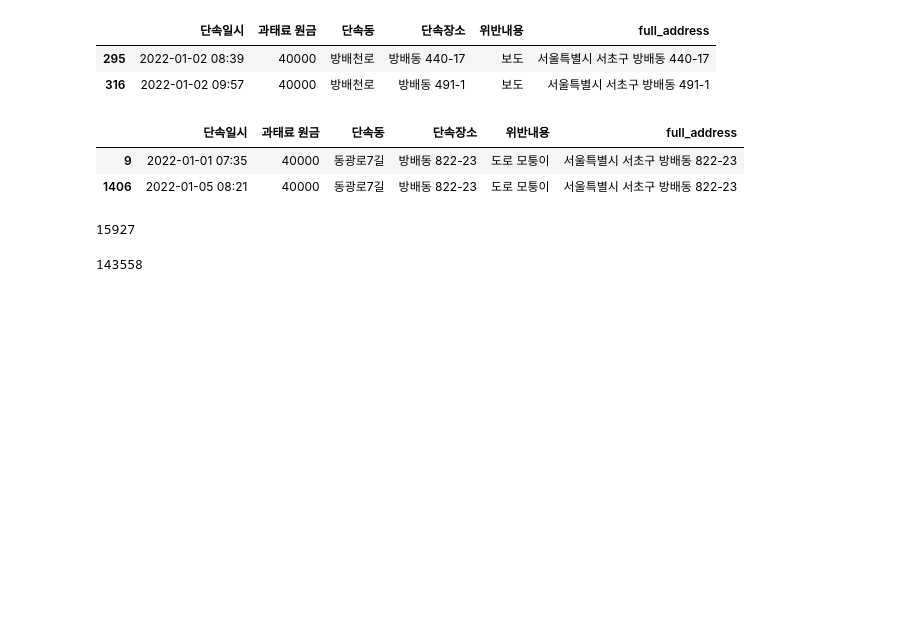
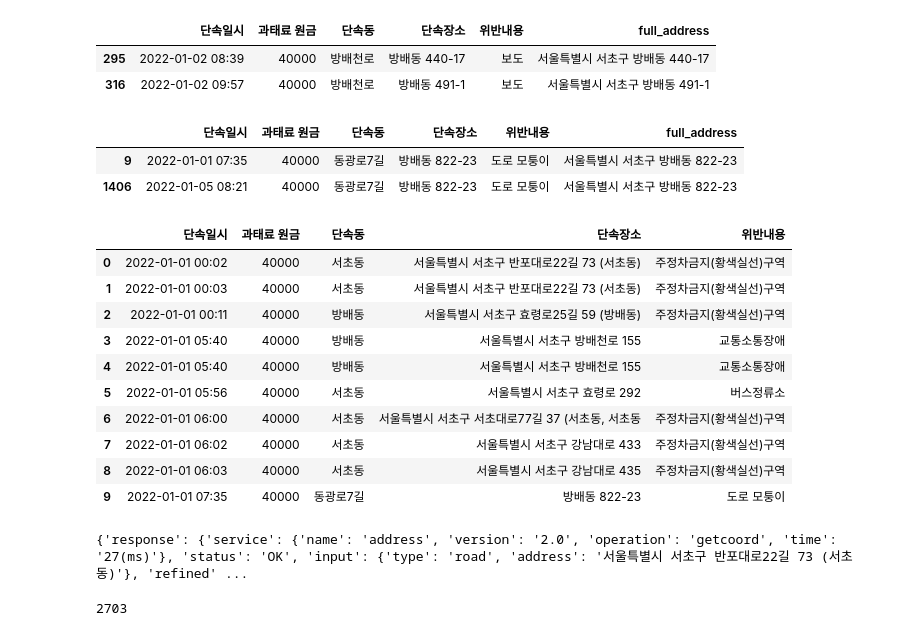
Before and after one commit to odsyjr2/Illegal-Parking-Detection, a Jupyter notebook: AI/Navigation/cctv_info_eda_and_feature_engineering.ipynb, the cells around one changed output. Drawn from its saved outputs; the diff is of its cells as text; code cells hidden in the pictures; blank space fills up the shorter version.

```diff
--- a/AI/Navigation/cctv_info_eda_and_feature_engineering.ipynb
+++ b/AI/Navigation/cctv_info_eda_and_feature_engineering.ipynb
@@ -199,3 +201,3 @@ def address_to_lat_lon(address, retry=3):
 # %%
-df_new['full_address'] = df_new.apply(format_full_address_by_pattern, axis=1)
+# df_new['full_address'] = df_new.apply(format_full_address_by_pattern, axis=1)
 # %%
@@ -298,3 +316,18 @@ def split_and_process_enforcement_base_df(df, geocoding=False, save_dir=None):
 
     return df_enforcement
+# %%
+df_test = df_new.iloc[:10]
+df_test
+# %% [output]
+|  | 단속일시 | 과태료 원금 | 단속동 | 단속장소 | 위반내용 |
+| 0 | 2022-01-01 00:02 | 40000 | 서초동 | 서울특별시 서초구 반포대로22길 73 (서초동) | 주정차금지(황색실선)구역 |
+| 1 | 2022-01-01 00:03 | 40000 | 서초동 | 서울특별시 서초구 반포대로22길 73 (서초동) | 주정차금지(황색실선)구역 |
+| 2 | 2022-01-01 00:11 | 40000 | 방배동 | 서울특별시 서초구 효령로25길 59 (방배동) | 주정차금지(황색실선)구역 |
+| 3 | 2022-01-01 05:40 | 40000 | 방배동 | 서울특별시 서초구 방배천로 155 | 교통소통장애 |
+| 4 | 2022-01-01 05:40 | 40000 | 방배동 | 서울특별시 서초구 방배천로 155 | 교통소통장애 |
+| 5 | 2022-01-01 05:56 | 40000 | 서초동 | 서울특별시 서초구 효령로 292 | 버스정류소 |
+| 6 | 2022-01-01 06:00 | 40000 | 서초동 | 서울특별시 서초구 서초대로77길 37 (서초동, 서초동 | 주정차금지(황색실선)구역 |
+| 7 | 2022-01-01 06:02 | 40000 | 서초동 | 서울특별시 서초구 강남대로 433 | 주정차금지(황색실선)구역 |
+| 8 | 2022-01-01 06:03 | 40000 | 서초동 | 서울특별시 서초구 강남대로 435 | 주정차금지(황색실선)구역 |
+| 9 | 2022-01-01 07:35 | 40000 | 동광로7길 | 방배동 822-23 | 도로 모퉁이 |
 # %%
@@ -302,8 +336,29 @@ df_test = split_and_process_enforcement_base_df(df_new, save_dir="../../../Data/
-# %%
-len(df_test['full_address'].unique())
-# %% [output]
-15927
-# %%
-len(df_test)
-# %% [output]
-143558
+# %%
+# VWorld api test
+api_url = "https://api.vworld.kr/req/address?"
+
+params = {
+	"service": "address",
+	"request": "getcoord",
+	"crs": "epsg:4326",
+	"address": "서울특별시 서초구 반포대로22길 73 (서초동)",
+	"format": "json",
+	"type": "road",
+	"key": API_KEY
+}
+
+response = requests.get(api_url, params=params)
+
+if response.status_code == 200:
+    print(response.json())
+
+response.json()['response']['result']['point']
+# %% [output]
+{'response': {'service': {'name': 'address', 'version': '2.0', 'operation': 'getcoord', 'time': '27(ms)'}, 'status': 'OK', 'input': {'type': 'road', 'address': '서울특별시 서초구 반포대로22길 73 (서초동)'}, 'refined' ...
+# %%
+# 데이터 확인
+
+null_count = df_test[df_test['위도'].isnull() | df_test['경도'].isnull()].shape[0]
+null_count
+# %% [output]
+2703
```
Also changed, not shown: parts of 8 cells of this notebook, 36 other files.
